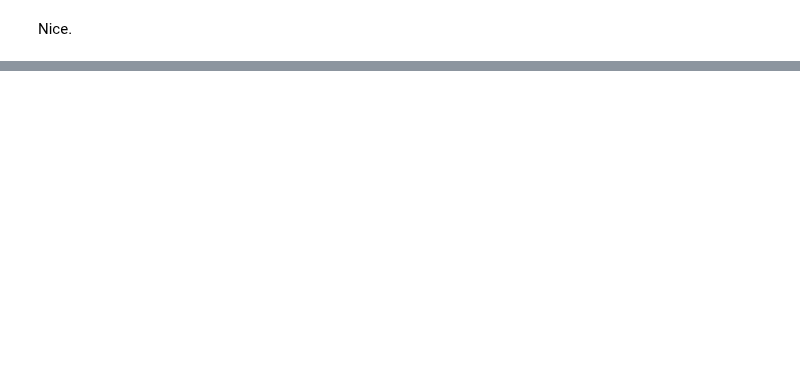
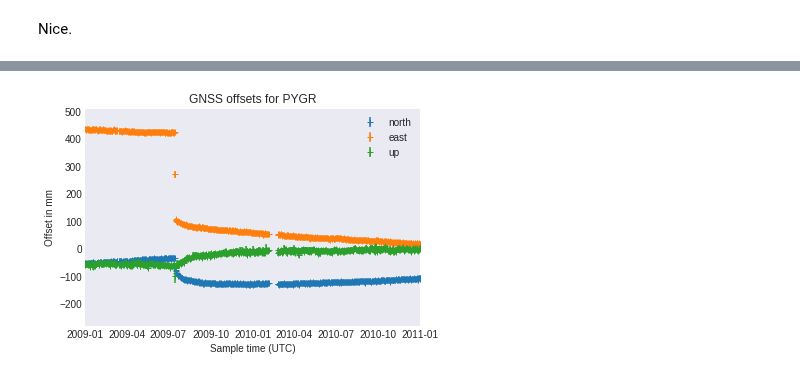
Before and after one commit to calum-chamberlain/ESCI451-Python, a Jupyter notebook: 3-Basic-plotting.ipynb, the cells around one changed output, grey strips where cells are left out. Drawn from its saved outputs; the diff is of its cells as text; code cells hidden in the pictures; blank space fills up the shorter version.

```diff
--- a/3-Basic-plotting.ipynb
+++ b/3-Basic-plotting.ipynb
@@ -227,0 +273,14 @@ TODO: Plot error bars. Plot as scatter. Linestyles?
+# %%
+fig, ax = plt.subplots()
+for component in ["north", "east", "up"]:
+    ax.errorbar(pygr_data["time"], pygr_data[component],
+                yerr=pygr_data[f"{component}_error"],
+                marker="+", linestyle="None",
+                label=component)
+ax.set_xlim(datetime.datetime(2009, 1, 1), datetime.datetime(2011, 1, 1))
+ax.set_xlabel("Sample time (UTC)")
+ax.set_ylabel("Offset in mm")
+ax.set_title("GNSS offsets for PYGR")
+_ = ax.legend()
+# %% [output]
+[figure, added]
```
Also changed, not shown: parts of 26 cells of this notebook.
